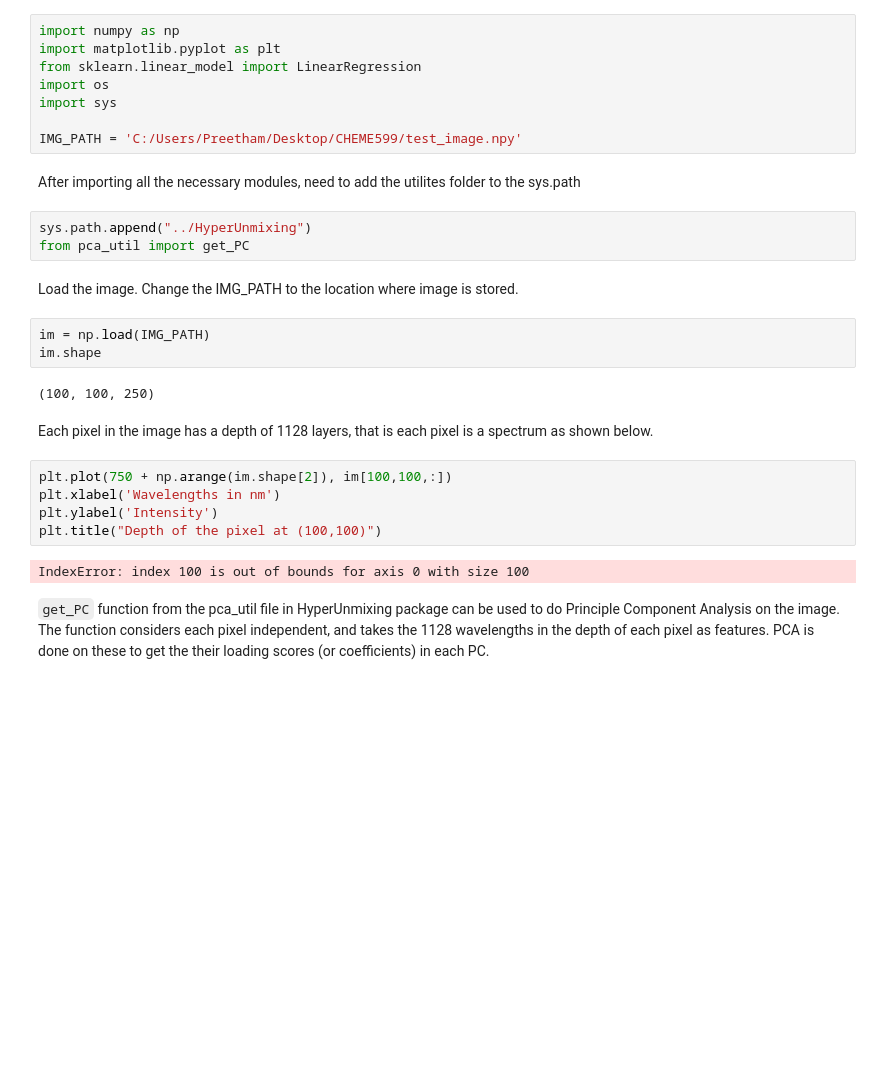
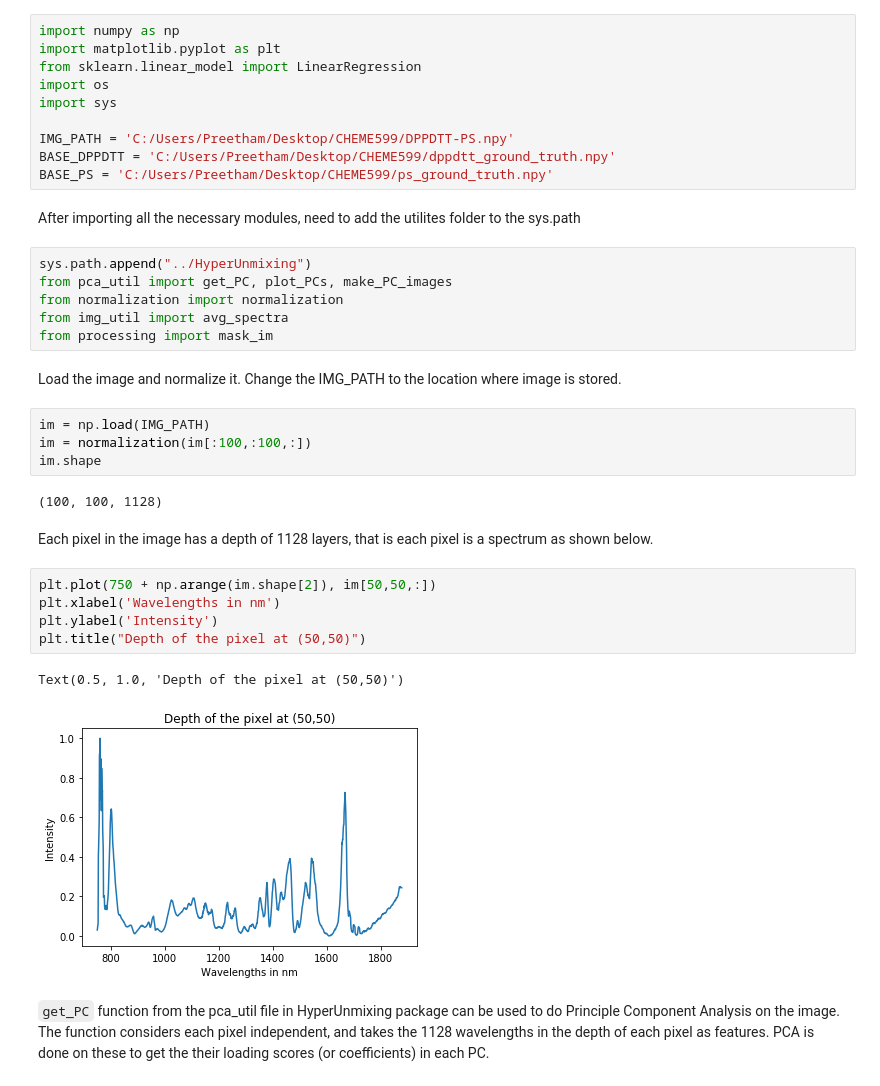
Before and after one commit to mdbresh/HyperUnmixing, a Jupyter notebook: notebooks/Preetham_Presentation.ipynb, the cells around one changed output. Drawn from its saved outputs; the diff is of its cells as text; blank space fills up the shorter version.

Commit message:
Preetham final commit

```diff
--- a/notebooks/Preetham_Presentation.ipynb
+++ b/notebooks/Preetham_Presentation.ipynb
@@ -43,27 +43,34 @@ from sklearn.linear_model import LinearRegression
 import os
 import sys
 
-IMG_PATH = 'C:/Users/Preetham/Desktop/CHEME599/test_image.npy'
+IMG_PATH = 'C:/Users/Preetham/Desktop/CHEME599/DPPDTT-PS.npy'
+BASE_DPPDTT = 'C:/Users/Preetham/Desktop/CHEME599/dppdtt_ground_truth.npy'
+BASE_PS = 'C:/Users/Preetham/Desktop/CHEME599/ps_ground_truth.npy'
 # %% [markdown]
 After importing all the necessary modules, need to add the utilites folder to the sys.path
 # %%
 sys.path.append("../HyperUnmixing")
-from pca_util import get_PC
+from pca_util import get_PC, plot_PCs, make_PC_images
+from normalization import normalization
+from img_util import avg_spectra
+from processing import mask_im
 # %% [markdown]
-Load the image. Change the IMG_PATH to the location where image is stored.
+Load the image and normalize it. Change the IMG_PATH to the location where image is stored.
 # %%
 im = np.load(IMG_PATH)
+im = normalization(im[:100,:100,:])
 im.shape
 # %% [output]
-(100, 100, 250)
+(100, 100, 1128)
 # %% [markdown]
 Each pixel in the image has a depth of 1128 layers, that is each pixel is a spectrum as shown below.
 # %%
-plt.plot(750 + np.arange(im.shape[2]), im[100,100,:])
+plt.plot(750 + np.arange(im.shape[2]), im[50,50,:])
 plt.xlabel('Wavelengths in nm')
 plt.ylabel('Intensity')
-plt.title("Depth of the pixel at (100,100)")
+plt.title("Depth of the pixel at (50,50)")
 # %% [output]
-IndexError: index 100 is out of bounds for axis 0 with size 100
+Text(0.5, 1.0, 'Depth of the pixel at (50,50)')
+[figure, added]
 # %% [markdown]
 `get_PC` function from the pca_util file in HyperUnmixing package can be used to do Principle Component Analysis on the image. The function considers each pixel independent, and takes the 1128 wavelengths in the depth of each pixel as features. PCA is done on these to get the their loading scores (or coefficients) in each PC.
```
Also changed, not shown: parts of 74 cells of this notebook, 6 other files.
